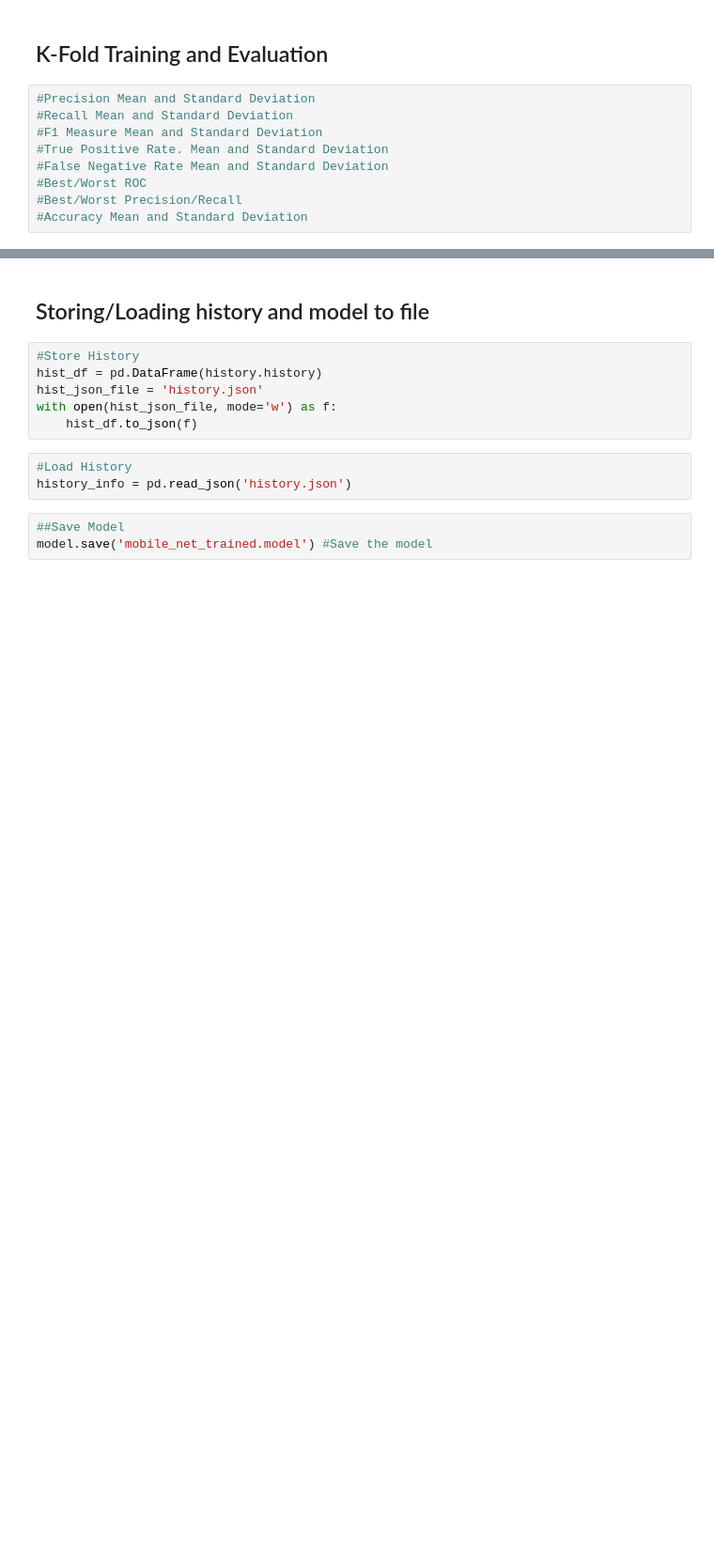
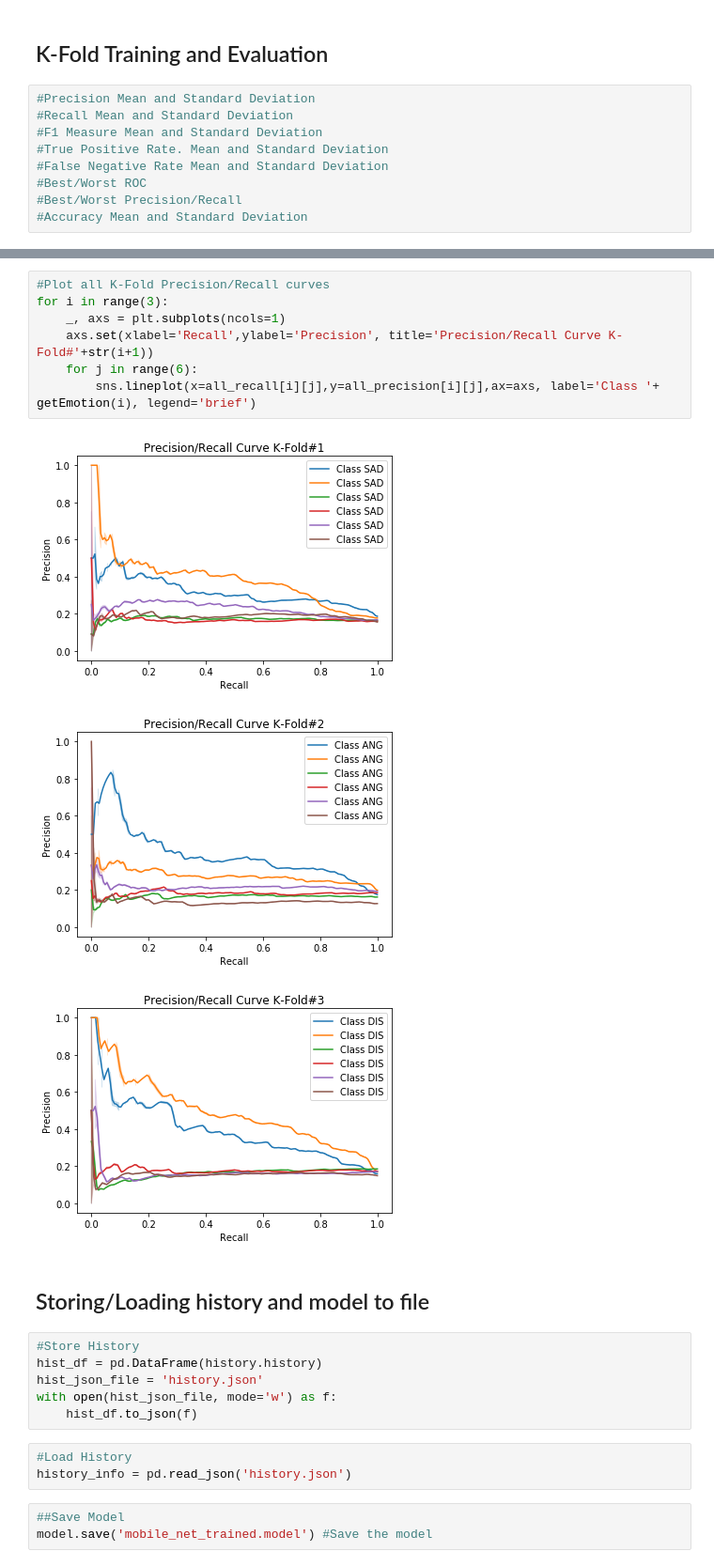
Before and after one commit to Taslim-M/SpeechEmotionClassifier, a Jupyter notebook: TrainingEvaluationEmotionTemplate.ipynb, the cells around one changed output, grey strips where cells are left out. Shown at 94% size. Cells and saved outputs as stored; diff of their text form; blank space fills up the shorter version.

```diff
--- a/TrainingEvaluationEmotionTemplate.ipynb
+++ b/TrainingEvaluationEmotionTemplate.ipynb
@@ -354,3 +476,14 @@ for train_index,test_index in KFold(n_split).split(X_train): #Also consider Stra
+# %%
+#Plot all K-Fold Precision/Recall curves
+for i in range(3):
+    _, axs = plt.subplots(ncols=1)
+    axs.set(xlabel='Recall',ylabel='Precision', title='Precision/Recall Curve K-Fold#'+str(i+1))
+    for j in range(6):
+        sns.lineplot(x=all_recall[i][j],y=all_precision[i][j],ax=axs, label='Class '+ getEmotion(i), legend='brief')
+# %% [output]
+[figure, added]
+[figure, added]
+[figure, added]
 # %% [markdown]
 <h2>Storing/Loading history and model to file</h2>
 # %%
```
Also changed, not shown: parts of 15 cells of this notebook.
